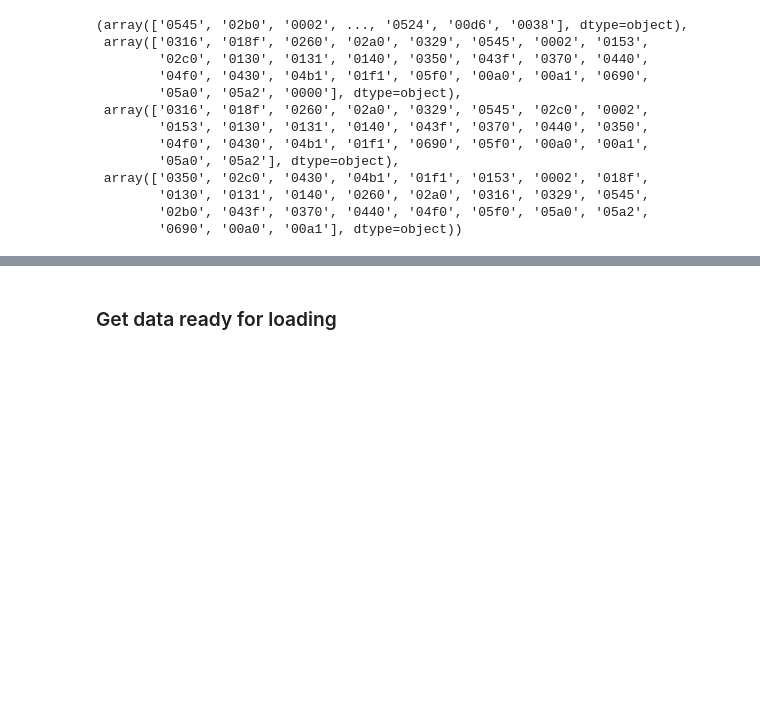
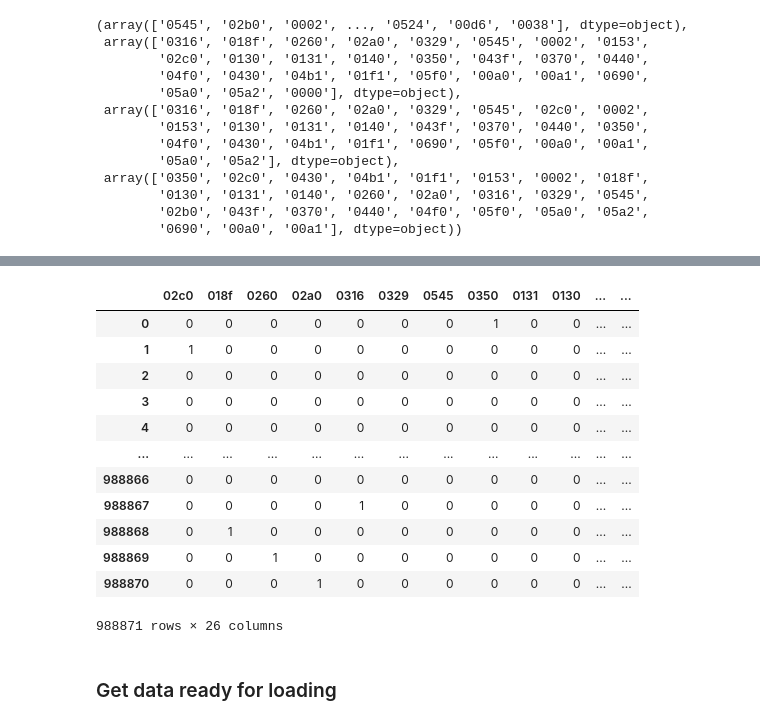
Before and after one commit to NachoDave/Automated-Vehicle-Anomalous-Driving-Behaviour, a Jupyter notebook: CAMs_Autoencoder_project_model.ipynb, the cells around one changed output, grey strips where cells are left out. Drawn from its saved outputs; the diff is of its cells as text; code cells hidden in the pictures; blank space fills up the shorter version.

```diff
--- a/CAMs_Autoencoder_project_model.ipynb
+++ b/CAMs_Autoencoder_project_model.ipynb
@@ -262,18 +167,0 @@ Warning: Total number of columns (26) exceeds max_columns (20) limiting to first
-# %%
-def format_CAN_bus_data(df:pd.DataFrame) -> pd.DataFrame:
-  # Rows with only two bytes have nans
-  df.replace(to_replace = np.nan, value = '00', inplace=True) # replace the NaNs
-  df[5].replace(to_replace = 'R', value = '00', inplace=True) # replace the R Values in the 5 column for the 2 byte channels
-
-  # Get the bus Ids and convert to numbers then to one hot encoding
-  bus_id = df[1].apply(int,base=16)
-  bus_id_one_hot = pd.get_dummies(bus_id).astype(int)
-
-  # Get the payload and convert to int
-  payload = df.iloc[:,3:11].applymap(int,base=16)/255
-
-  # Concat the bus_id and payload to give the final data frame
-  return pd.concat([bus_id_one_hot, payload], axis=1)
-
-rpm_df = format_CAN_bus_data(rpm_df)
-rpm_df.head()
@@ -308,0 +168,8 @@ KeyError: 5
+# %%
+normal_data = format_CAN_bus_data(normal_df, normal_can_bus_IDs)
+fuzz_data = format_CAN_bus_data(fuzz_df1, normal_can_bus_IDs)
+DoS_data = format_CAN_bus_data(DoS_df1, normal_can_bus_IDs)
+rpm_data = format_CAN_bus_data(rpm_df1, normal_can_bus_IDs)
+gear_data = format_CAN_bus_data(gear_df1, normal_can_bus_IDs)
+
+rpm_data.head()
@@ -309,3 +184,19 @@ KeyError: 5
+# %%
+normal_data
+# %% [output]
+|  | 02c0 | 018f | 0260 | 02a0 | 0316 | 0329 | 0545 | 0350 | 0131 | 0130 | ... | ... |
+| 0 | 0 | 0 | 0 | 0 | 0 | 0 | 0 | 1 | 0 | 0 | ... | ... |
+| 1 | 1 | 0 | 0 | 0 | 0 | 0 | 0 | 0 | 0 | 0 | ... | ... |
+| 2 | 0 | 0 | 0 | 0 | 0 | 0 | 0 | 0 | 0 | 0 | ... | ... |
+| 3 | 0 | 0 | 0 | 0 | 0 | 0 | 0 | 0 | 0 | 0 | ... | ... |
+| 4 | 0 | 0 | 0 | 0 | 0 | 0 | 0 | 0 | 0 | 0 | ... | ... |
+| ... | ... | ... | ... | ... | ... | ... | ... | ... | ... | ... | ... | ... |
+| 988866 | 0 | 0 | 0 | 0 | 0 | 0 | 0 | 0 | 0 | 0 | ... | ... |
+| 988867 | 0 | 0 | 0 | 0 | 1 | 0 | 0 | 0 | 0 | 0 | ... | ... |
+| 988868 | 0 | 1 | 0 | 0 | 0 | 0 | 0 | 0 | 0 | 0 | ... | ... |
+| 988869 | 0 | 0 | 1 | 0 | 0 | 0 | 0 | 0 | 0 | 0 | ... | ... |
+| 988870 | 0 | 0 | 0 | 1 | 0 | 0 | 0 | 0 | 0 | 0 | ... | ... |
+988871 rows × 26 columns
 # %% [markdown]
 ### Get data ready for loading
 # %%
```
Also changed, not shown: parts of 29 cells of this notebook.
